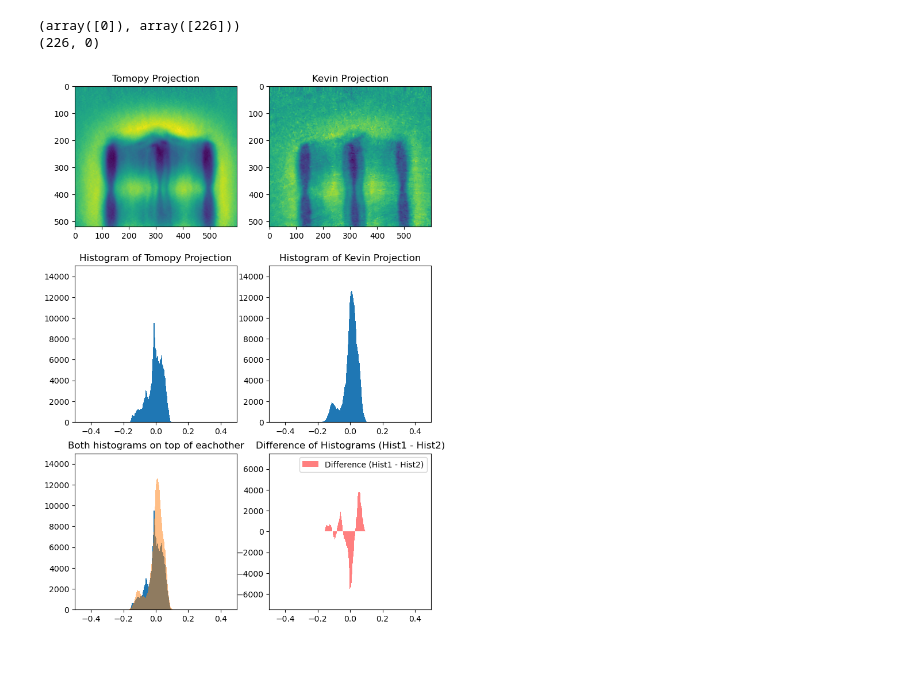
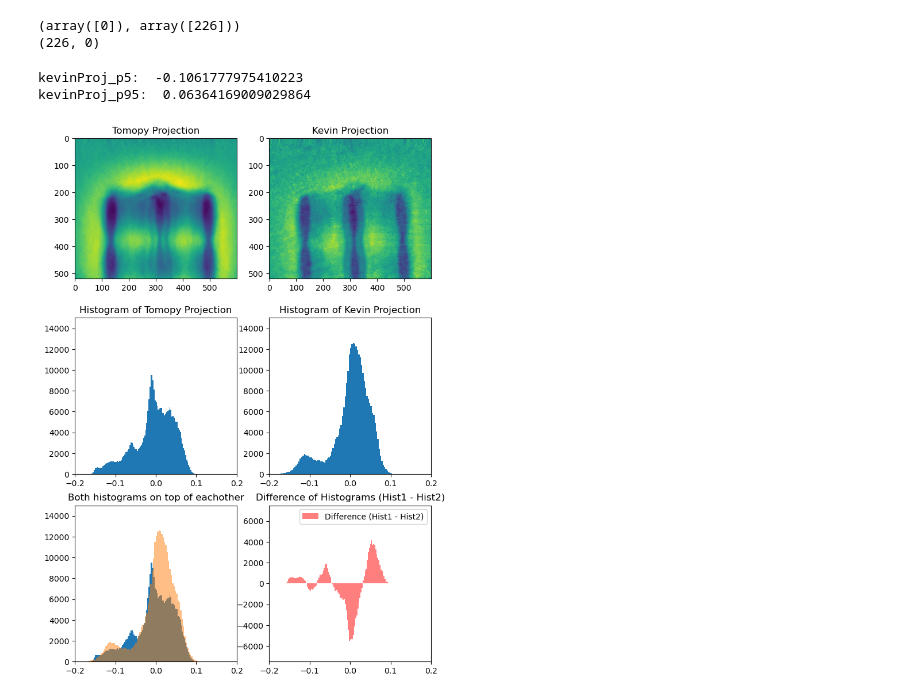
Before and after one commit to levijh1/TomoMono, a Jupyter notebook: densityConversion.ipynb, the cells around one changed output. Cells and saved outputs as stored; diff of their text form; code cells hidden in the pictures; blank space fills up the shorter version.

```diff
--- a/densityConversion.ipynb
+++ b/densityConversion.ipynb
@@ -24,6 +31,18 @@ axs[2].imshow(tomo[:,:,450])
 # %%
-ang = tomopy.angles(12, 0, 360)
-tomopyProj = tomopy.project(tomo, ang)[0]
+ang = tomopy.angles(5, 0, 360) #First angle should theoretically be the same no matter how many angles I project through
+# tomopyProj = tomopy.project(tomo, ang)[0] ## uncomment to first figure out the values for kevinProj_p5 and p95
+# %%
+## Uncomment to scale tomo data first based on kevinProj
+tomo_p5, tomo_p95 = np.percentile(tomo, [5, 95])
+kevinProj_p5 = -0.1061777975410223 #Based on running the code for just one projection
+kevinProj_p95 = 0.06364169009029864 #Based on running the code for just one projection
+
+# Normalize tomo to [0, 1] based on its 5th and 95th percentiles (since upper outliers are skewing data)
+tomo_normalized = (tomo - tomo_p5) / (tomo_p95 - tomo_p5)
+# Scale to [kevinProj_p5, kevinProj_p95]
+tomo_scaled = tomo_normalized * (kevinProj_p95 - kevinProj_p5) + kevinProj_p5
+
+tomopyProj = tomopy.project(tomo_scaled, ang)[0]
 # %%
 #Read in Kevin projection for reference
 aligned_proj_location = "/Users/levih/Desktop/TomoMono/alignedProjections/aligned_foamTomo20240716-100346.tif"
@@ -58,10 +77,15 @@ kevinProj = kevinProj[:,100:700]
 # Calculate the 5th and 95th percentiles of tomopyProj_cropped and kevinProj
 tomopyProj_cropped_p5, tomopyProj_cropped_p95 = np.percentile(tomopyProj_cropped, [5, 95])
 kevinProj_p5, kevinProj_p95 = np.percentile(kevinProj, [5, 95])
+print("kevinProj_p5: ", kevinProj_p5)
+print("kevinProj_p95: ", kevinProj_p95)
 # Normalize tomopyProj_cropped to [0, 1] based on its 5th and 95th percentiles
 tomopyProj_cropped_normalized = (tomopyProj_cropped - tomopyProj_cropped_p5) / (tomopyProj_cropped_p95 - tomopyProj_cropped_p5)
 # Scale to [kevinProj_p5, kevinProj_p95]
 tomopyProj_scaled = tomopyProj_cropped_normalized * (kevinProj_p95 - kevinProj_p5) + kevinProj_p5
+# %% [output]
+kevinProj_p5:  -0.1061777975410223
+kevinProj_p95:  0.06364169009029864
 # %%
 #Plotting
 fig1, axs = plt.subplots(nrows=3, ncols=2, figsize=(8,12))
@@ -70,37 +94,37 @@ axs[0,0].set_title('Tomopy Projection')
 axs[1,0].hist(np.ndarray.flatten(tomopyProj_scaled),100)
 axs[1,0].set_title('Histogram of Tomopy Projection')
 axs[1,0].set_ylim(0,15000)
-axs[1,0].set_xlim(-0.5,0.5)
+axs[1,0].set_xlim(-0.2,0.2)
 
 axs[0,1].imshow(kevinProj)
 axs[0,1].set_title('Kevin Projection')
 axs[1,1].hist(np.ndarray.flatten(kevinProj),100)
 axs[1,1].set_title('Histogram of Kevin Projection')
 axs[1,1].set_ylim(0,15000)
-axs[1,1].set_xlim(-0.5,0.5)
+axs[1,1].set_xlim(-0.2,0.2)
 
 axs[2,0].hist(np.ndarray.flatten(tomopyProj_scaled),100)
 axs[2,0].hist(np.ndarray.flatten(kevinProj),100, alpha=0.5)
 axs[2,0].set_ylim(0,15000)
-axs[2,0].set_xlim(-0.5,0.5)
+axs[2,0].set_xlim(-0.2,0.2)
 axs[2,0].set_title('Both histograms on top of eachother')
 
 # Create histograms
 bins = 100  # You can adjust the number of bins
 hist1, bin_edges1 = np.histogram(tomopyProj_scaled, bins=bins)
 hist2, bin_edges2 = np.histogram(kevinProj, bins=bins)
 
 # Subtract the histograms
 hist_diff = hist1 - hist2
 
 # Plot the histograms and their difference
 bin_centers = (bin_edges1[:-1] + bin_edges1[1:]) / 2
 axs[2,1].bar(bin_centers, hist_diff, width=bin_edges1[1] - bin_edges1[0], alpha=0.5, label='Difference (Hist1 - Hist2)', color='red')
 axs[2,1].legend()
 axs[2,1].set_title('Difference of Histograms (Hist1 - Hist2)')
 axs[2,1].set_ylim(-7500,7500)
-axs[2,1].set_xlim(-0.5,0.5)
+axs[2,1].set_xlim(-0.2,0.2)
 
 plt.show()
 # %% [output]
-[figure, old version]
+[figure, new version]
```
Also changed, not shown: parts of 9 cells of this notebook.
